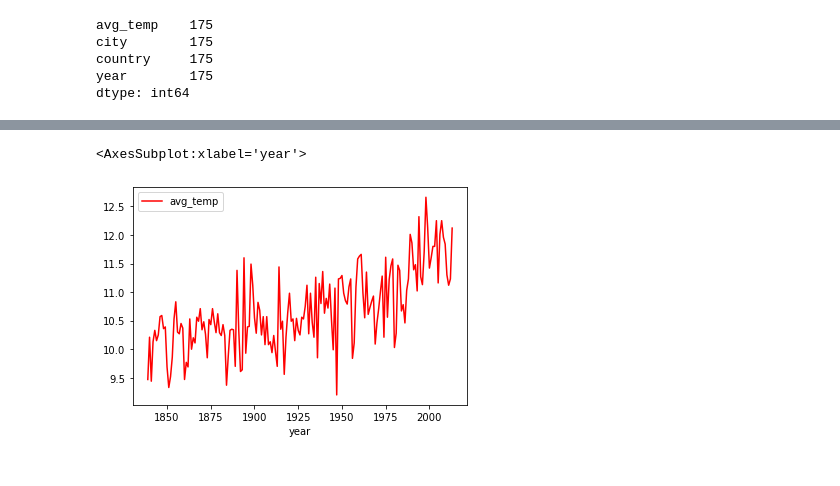
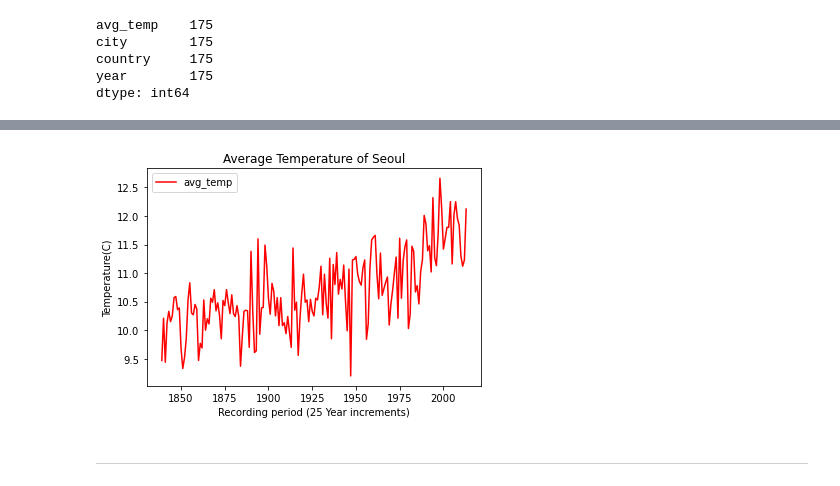
Before and after one commit to HunterKane/Udacity-Data-Analysis-Project-1---Weather-Trends-, a Jupyter notebook: Project 1 - Weather Trends .ipynb, the cells around one changed output, grey strips where cells are left out. Saved outputs shown, nothing was run; the diff lists cells and outputs as text; code cells hidden in the pictures.

```diff
--- a/Project 1 - Weather Trends .ipynb
+++ b/Project 1 - Weather Trends .ipynb
@@ -33,6 +52,7 @@ dtype: int64
 # %%
 #Explore seoul_temp data
-seoul_temp.plot.line(x = 'year', y ='avg_temp', color = 'red')
+seoul_temp.plot.line(x = 'year', y ='avg_temp', color = 'red', title = 'Average Temperature of Seoul', xlabel = 'Recording period (25 Year increments)', ylabel = 'Temperature (C)');
 # %% [output]
-<AxesSubplot:xlabel='year'>
-[figure, old version]
+[figure, new version]
+# %% [markdown]
+---
```
Also changed, not shown: parts of 16 cells of this notebook.
